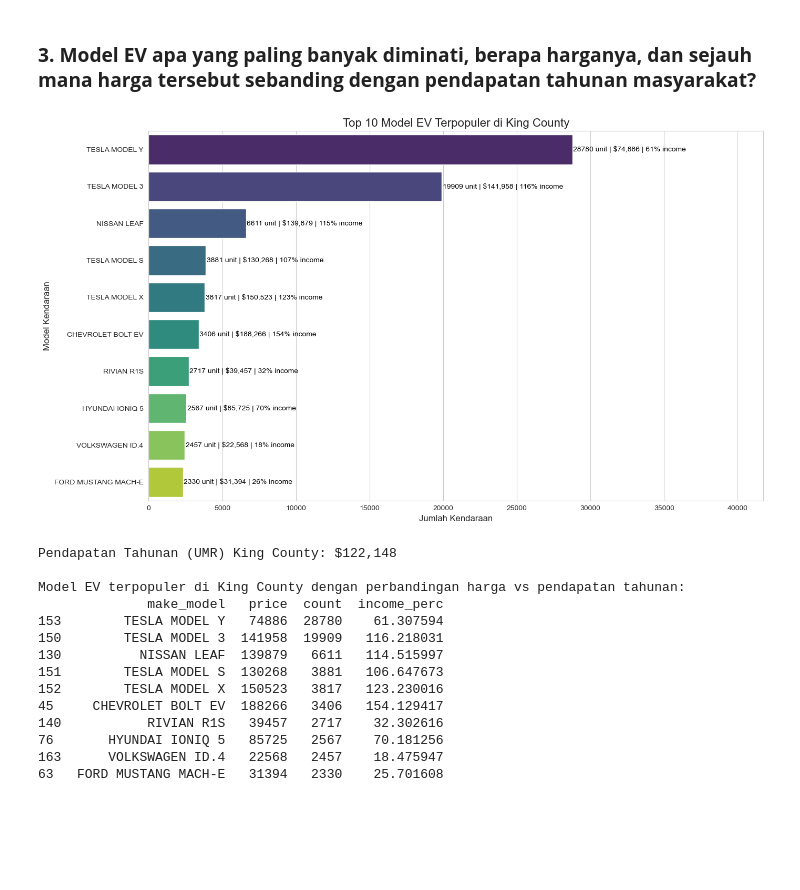
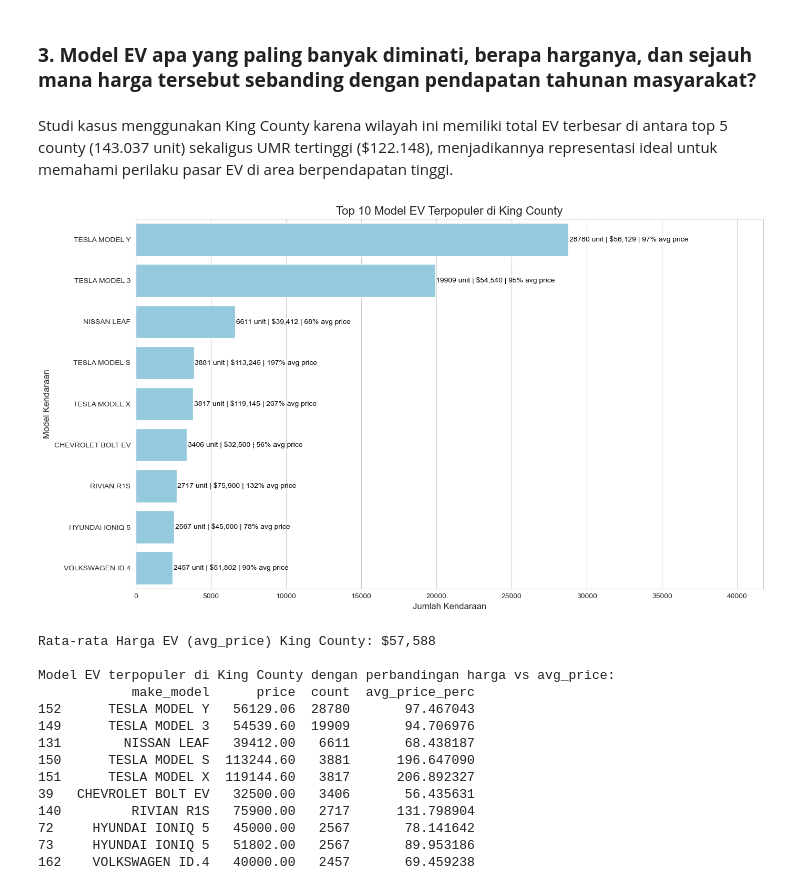
Before and after one commit to CODA-Assignment-Bay/final-project-coda-008-rmt-group-1, a Jupyter notebook: Data_analyst.ipynb, the cells around one changed output. Saved outputs shown, nothing was run; the diff lists cells and outputs as text; code cells hidden in the pictures; blank space fills up the shorter version.

```diff
--- a/Data_analyst.ipynb
+++ b/Data_analyst.ipynb
@@ -50,7 +50,7 @@ sns.set_style('whitegrid')
 # Memuat semua dataset yang dibutuhkan
 ev_df = pd.read_csv('ev_final.csv')
 ump_df = pd.read_csv('county_umr.csv')
-harga_df = pd.read_csv('car_models_prices_2025.csv')
+harga_df = pd.read_csv('df_price.csv')
 populasi_df = pd.read_csv('total_populasi_per_county.csv')
 
 print("Semua dataset berhasil dimuat.")
@@ -60,6 +60,8 @@ Semua dataset berhasil dimuat.
 ## **iv. Data Cleaning & Merging**
 Pada tahap ini, kita akan membersihkan setiap dataset dan menggabungkannya menjadi satu DataFrame utama untuk analisis.
 # %%
+import pandas as pd
+
 # Pembersihan & Persiapan Data
 
 # Fungsi untuk menstandarkan nama kolom (lowercase, ganti spasi/titik dengan underscore)
@@ -76,7 +78,7 @@ populasi_df = standardize_columns(populasi_df)
 # Mengubah nama kolom spesifik agar seragam untuk merging
 ev_df.rename(columns={'model': 'model', 'county': 'county', 'vin_(1-10)': 'vin'}, inplace=True)
 harga_df.rename(columns={'price_2025': 'price'}, inplace=True)
-ump_df.rename(columns={'value': 'umr'}, inplace=True)
+ump_df.rename(columns={'value': 'min_wage'}, inplace=True)
 populasi_df.rename(columns={'pop_2025': 'population'}, inplace=True)
 
 # Menyeragamkan format isi kolom 'county' untuk kunci gabungan
@@ -104,3 +106,11 @@ print("Contoh kolom df_analysis:", df_analysis.columns[:5])
 Data setelah digabungkan dan semua nama kolom diseragamkan:
 Contoh kolom df_merged: Index(['vin', 'model_year', 'make', 'model', 'electric_vehicle_type'], dtype='object')
 Contoh kolom df_analysis: Index(['county', 'population', 'umr', 'ev_count', 'ev_penetration_rate'], dtype='object')
+# %%
+# Ubah kolom 'umr' menjadi 'avg_wage'
+df_merged.rename(columns={'umr': 'avg_wage'}, inplace=True)
+df_analysis.rename(columns={'umr': 'avg_wage'}, inplace=True)
+
+# Cek hasil
+print(df_merged.columns.tolist())
+print(df_analysis.columns.tolist())
@@ -340,3 +379,5 @@ Grafik ini memperlihatkan perbandingan tingkat penetrasi kendaraan listrik (EV),
+# %% [markdown]
+Studi kasus menggunakan King County karena wilayah ini memiliki total EV terbesar di antara top 5 county (143.037 unit) sekaligus UMR tertinggi ($122.148), menjadikannya representasi ideal untuk memahami perilaku pasar EV di area berpendapatan tinggi.
 # %%
 # 1. Mengambil contoh dari county dengan populasi EV terbanyak, yaitu KING
 king_county_evs = df_merged[df_merged['county'] == 'KING']
@@ -351,67 +392,65 @@ top_models_king = (
 )
 top_models_king['make_model'] = top_models_king['make'] + ' ' + top_models_king['model']
 
-# 3. Ambil data UMR King County (sudah tahunan)
-income_king = df_analysis.loc[df_analysis['county'] == 'KING', 'umr'].values[0]
+# 3. Hitung rata-rata harga EV King County (avg_price)
+avg_price_king = king_county_evs['price'].mean()
 
-# 4. Tambahkan kolom perbandingan harga EV dengan pendapatan tahunan
-top_models_king['income_perc'] = (top_models_king['price'] / income_king) * 100
+# 4. Tambahkan kolom perbandingan harga EV dengan avg_price
+top_models_king['avg_price_perc'] = (top_models_king['price'] / avg_price_king) * 100
 
-# 5. Visualisasi dengan harga & count
+# 5. Visualisasi dengan harga & count, semua warna sky blue
 plt.figure(figsize=(14, 8))
 ax = sns.barplot(
     x='count',
     y='make_model',
     data=top_models_king,
-    palette='viridis',
-    hue='make_model',
-    legend=False
+    color='skyblue'  # semua bar berwarna sama
 )
 plt.title('Top 10 Model EV Terpopuler di King County', fontsize=16)
 plt.xlabel('Jumlah Kendaraan', fontsize=12)
 plt.ylabel('Model Kendaraan', fontsize=12)
 
-# Tambahkan label jumlah unit + harga + persentase income
+# Tambahkan label jumlah unit + harga + persentase terhadap avg_price
 for index, bar in enumerate(ax.patches):
     count = bar.get_width()  # jumlah unit
     price = top_models_king['price'].iloc[index]
-    perc = top_models_king['income_perc'].iloc[index]
+    perc = top_models_king['avg_price_perc'].iloc[index]
     y_pos = bar.get_y() + bar.get_height() / 2
 
     ax.text(
         count + 50,
         y_pos,
-        f"{int(count)} unit | ${price:,.0f} | {perc:.0f}% income",
+        f"{int(count)} unit | ${price:,.0f} | {perc:.0f}% avg price",
         color='black',
         va='center'
     )
 
 # Sesuaikan batas sumbu X supaya label muat
 ax.set_xlim(right=top_models_king['count'].max() * 1.45)
 
 plt.tight_layout()
 plt.show()
 
 # 6. Tampilkan tabel ringkasan
-print(f"Pendapatan Tahunan (UMR) King County: ${income_king:,.0f}\n")
-print("Model EV terpopuler di King County dengan perbandingan harga vs pendapatan tahunan:")
-print(top_models_king[['make_model', 'price', 'count', 'income_perc']])
+print(f"Rata-rata Harga EV (avg_price) King County: ${avg_price_king:,.0f}\n")
+print("Model EV terpopuler di King County dengan perbandingan harga vs avg_price:")
+print(top_models_king[['make_model', 'price', 'count', 'avg_price_perc']])
 # %% [output]
-[figure, old version]
+[figure, new version]
-Pendapatan Tahunan (UMR) King County: $122,148
+Rata-rata Harga EV (avg_price) King County: $57,588
 
-Model EV terpopuler di King County dengan perbandingan harga vs pendapatan tahunan:
-              make_model   price  count  income_perc
-153        TESLA MODEL Y   74886  28780    61.307594
-150        TESLA MODEL 3  141958  19909   116.218031
-130          NISSAN LEAF  139879   6611   114.515997
-151        TESLA MODEL S  130268   3881   106.647673
-152        TESLA MODEL X  150523   3817   123.230016
-45     CHEVROLET BOLT EV  188266   3406   154.129417
-140           RIVIAN R1S   39457   2717    32.302616
-76       HYUNDAI IONIQ 5   85725   2567    70.181256
-163      VOLKSWAGEN ID.4   22568   2457    18.475947
-63   FORD MUSTANG MACH-E   31394   2330    25.701608
+Model EV terpopuler di King County dengan perbandingan harga vs avg_price:
+            make_model      price  count  avg_price_perc
+152      TESLA MODEL Y   56129.06  28780       97.467043
+149      TESLA MODEL 3   54539.60  19909       94.706976
+131        NISSAN LEAF   39412.00   6611       68.438187
+150      TESLA MODEL S  113244.60   3881      196.647090
+151      TESLA MODEL X  119144.60   3817      206.892327
+39   CHEVROLET BOLT EV   32500.00   3406       56.435631
+140         RIVIAN R1S   75900.00   2717      131.798904
+72     HYUNDAI IONIQ 5   45000.00   2567       78.141642
+73     HYUNDAI IONIQ 5   51802.00   2567       89.953186
+162    VOLKSWAGEN ID.4   40000.00   2457       69.459238
 # %% [markdown]
 **Interpretasi:**
 
```
Also changed, not shown: parts of 17 cells of this notebook, 1 other file.
